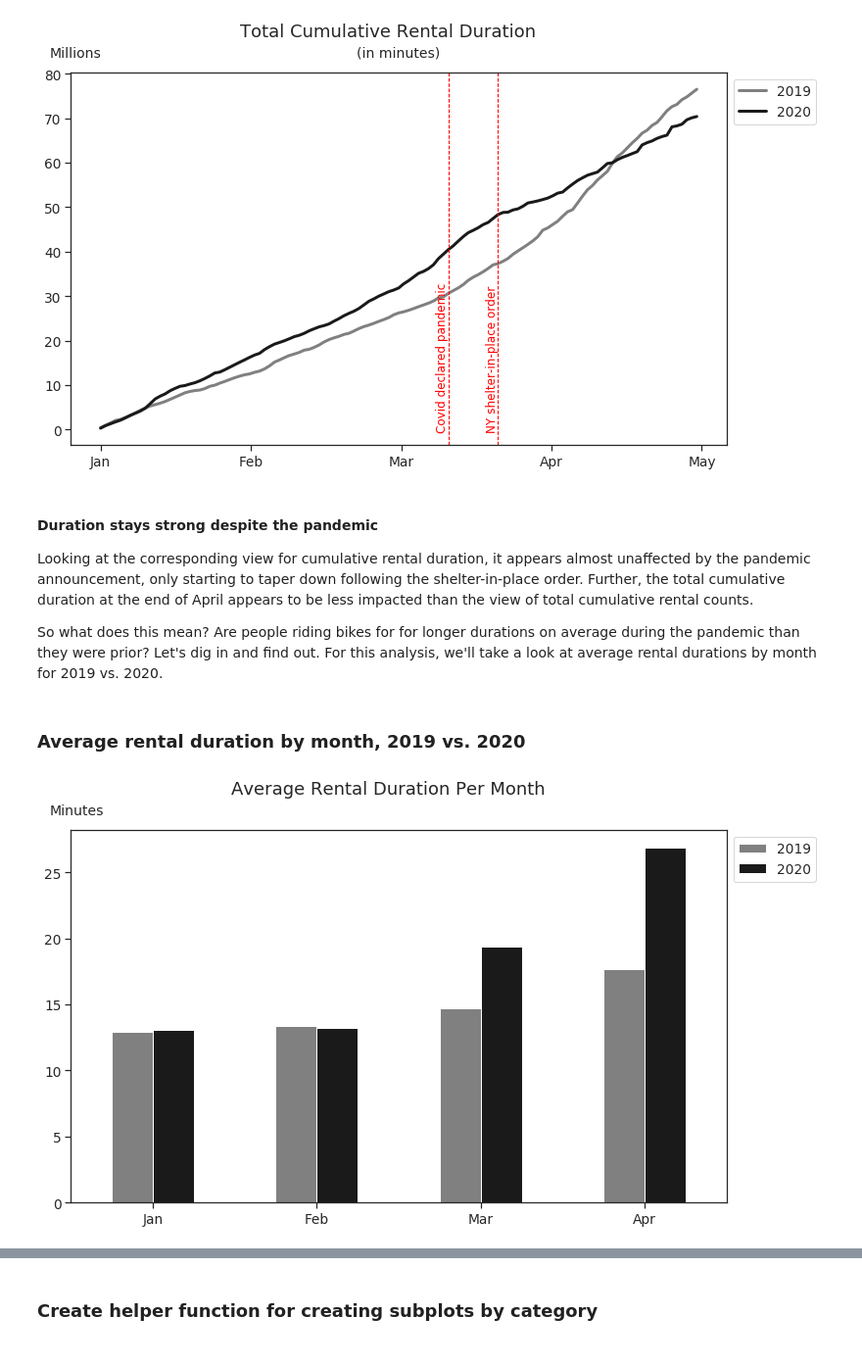
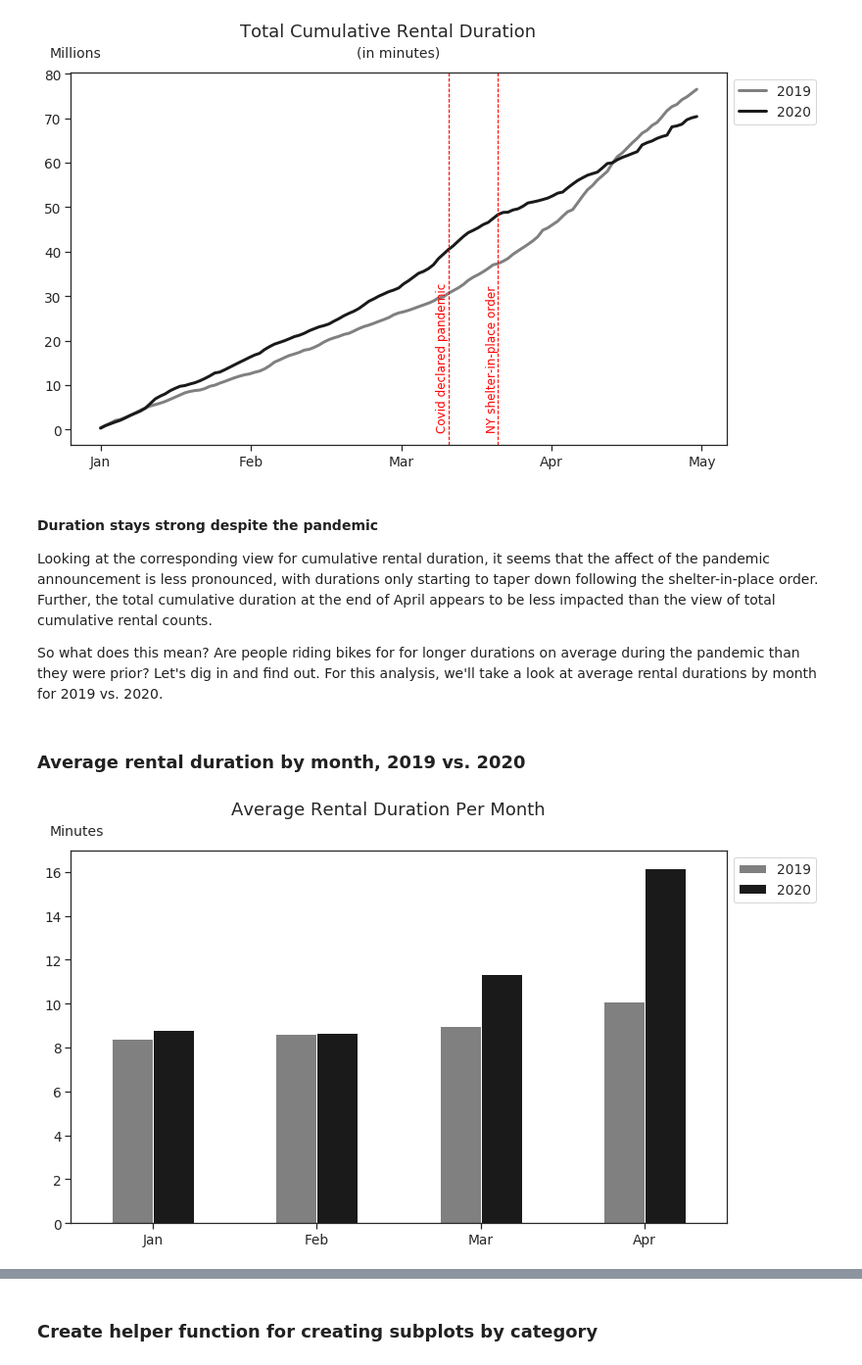
Before and after one commit to stevenrhart/bike-rentals, a Jupyter notebook: notebooks/Covid Impact on Bike Rentals in NYC.ipynb, the cells around one changed output, grey strips where cells are left out. Shown: that part at 98% size. Saved outputs shown, nothing was run; the diff lists cells and outputs as text; code cells hidden in the pictures.

```diff
--- a/notebooks/Covid Impact on Bike Rentals in NYC.ipynb
+++ b/notebooks/Covid Impact on Bike Rentals in NYC.ipynb
@@ -109,4 +115,6 @@ The following are a few helper functions to facilitate optimizing the files duri
 # %%
+###TODO - Improve function docstrings
+
 # Function for reading in and processing data files
 def read_and_process(filepath, col_types, drop_cols, col_names, get_stations=False):
     '''Reads in and processes CitiBike monthly csv data files and returns a
@@ -168,11 +176,12 @@ def process_station_data(df):
 
 
 # Function for pivoting dataframe for plotting
-def pivot_df(df, pv_index, pv_columns, pv_values, scale, reset=False, cumsum=False, impute=False):
+def pivot_df(df, pv_index, pv_columns, pv_values, scale, aggfunc=np.sum, impute=False,
+             cumsum=False, pv_cumsum=False):
     """Returns a pivoted version of a dataframe to aid in plotting
     """
     # Create pivot table
-    df_pivot = df.pivot_table(index=pv_index, columns=pv_columns, values=pv_values, aggfunc=np.sum)
+    df_pivot = df.pivot_table(index=pv_index, columns=pv_columns, values=pv_values, aggfunc=aggfunc)
 
     # Impute values for 2019-02-29 to account for leap year in 2020
     if impute == True:
@@ -182,13 +191,16 @@ def pivot_df(df, pv_index, pv_columns, pv_values, scale, reset=False, cumsum=Fal
     if cumsum == True:
         df_pivot = df_pivot.cumsum()
 
+    # Convert to a running total by facet
+    if pv_cumsum == True:
+        for i in range(2,5,1):
+            for n in range(3):
+                df_pivot.xs((i,n))[2019] = df_pivot.xs((i,n))[2019] + df_pivot.xs((i-1,n))[2019]
+                df_pivot.xs((i,n))[2020] = df_pivot.xs((i,n))[2020] + df_pivot.xs((i-1,n))[2020]
+
     # Scale values
     df_pivot = df_pivot.apply(lambda x: round((x * scale),2), axis=1)
 
-    # Reset the index
-    if reset == True:
-        df_pivot = df_pivot.reset_index()
-
     return df_pivot
 # %% [markdown]
 
@@ -361,32 +363,29 @@ plt.legend(title=None, loc='upper left', bbox_to_anchor=(1, 1));
 
 #### Duration stays strong despite the pandemic
 
-Looking at the corresponding view for cumulative rental duration, it appears almost unaffected by the pandemic announcement, only starting to taper down following the shelter-in-place order. Further, the total cumulative duration at the end of April appears to be less impacted than the view of total cumulative rental counts.
+Looking at the corresponding view for cumulative rental duration, it seems that the affect of the pandemic announcement is less pronounced, with durations only starting to taper down following the shelter-in-place order. Further, the total cumulative duration at the end of April appears to be less impacted than the view of total cumulative rental counts.
 
 So what does this mean? Are people riding bikes for for longer durations on average during the pandemic than they were prior? Let's dig in and find out. For this analysis, we'll take a look at average rental durations by month for 2019 vs. 2020.
 # %% [markdown]
 
 ### Average rental duration by month, 2019 vs. 2020
 # %%
-# Create pivot table
-df_pivot = df.pivot_table(index='month', columns='year', values='tripduration', aggfunc=np.mean)
-
-# Scale values
-df_pivot = df_pivot.apply(lambda x: round((x / 60),2), axis=1)
+# Pivot df using helper function
+df_pivot = pivot_df(df, ['month'], ['year'], 'tripduration', 1.667E-2, aggfunc=np.median)
 
 # Rename index to friendly month names
 df_pivot.rename(index={1: 'Jan', 2: 'Feb', 3: 'Mar', 4: 'Apr'}, inplace=True)
 
 # Plot the data and set style
 labels = ['Jan', 'Feb', 'Mar', 'Apr']
 df_pivot.plot(kind='bar', figsize=(12, 7), rot=0, label=labels, color=['gray', 'k'])
 plt.text(0.1, .91, 'Minutes', fontsize=14, transform=plt.gcf().transFigure)
 plt.xlabel(None)
 plt.suptitle("Average Rental Duration Per Month", fontsize=18)
 # plt.title("(in minutes)", fontsize=14, pad=16)
 plt.legend(title=None, loc='upper left', bbox_to_anchor=(1, 1));
 # %% [output]
-[figure, old version]
+[figure, new version]
 # %% [markdown]
 
 #### Where are people going?
```
Also changed, not shown: parts of 34 cells of this notebook.
